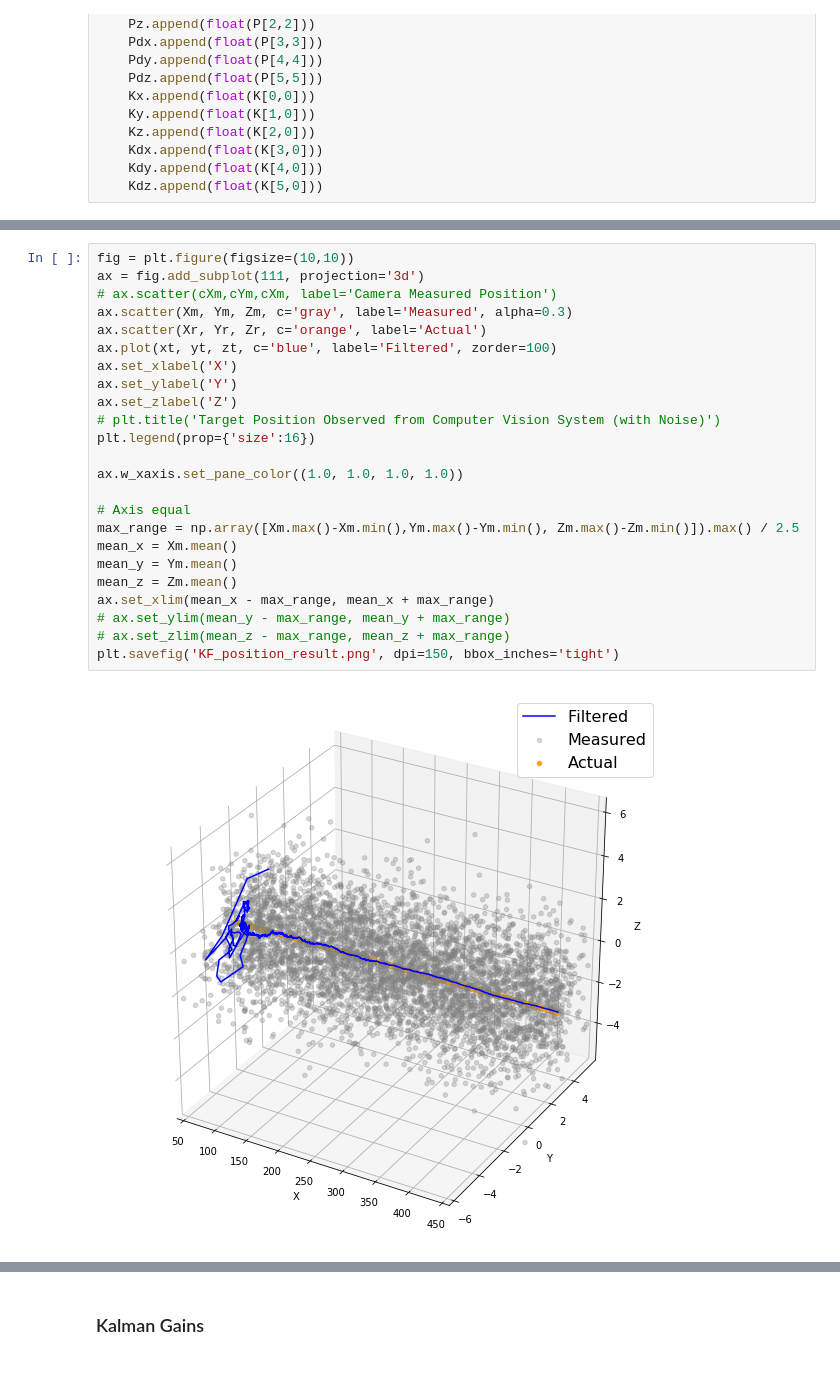
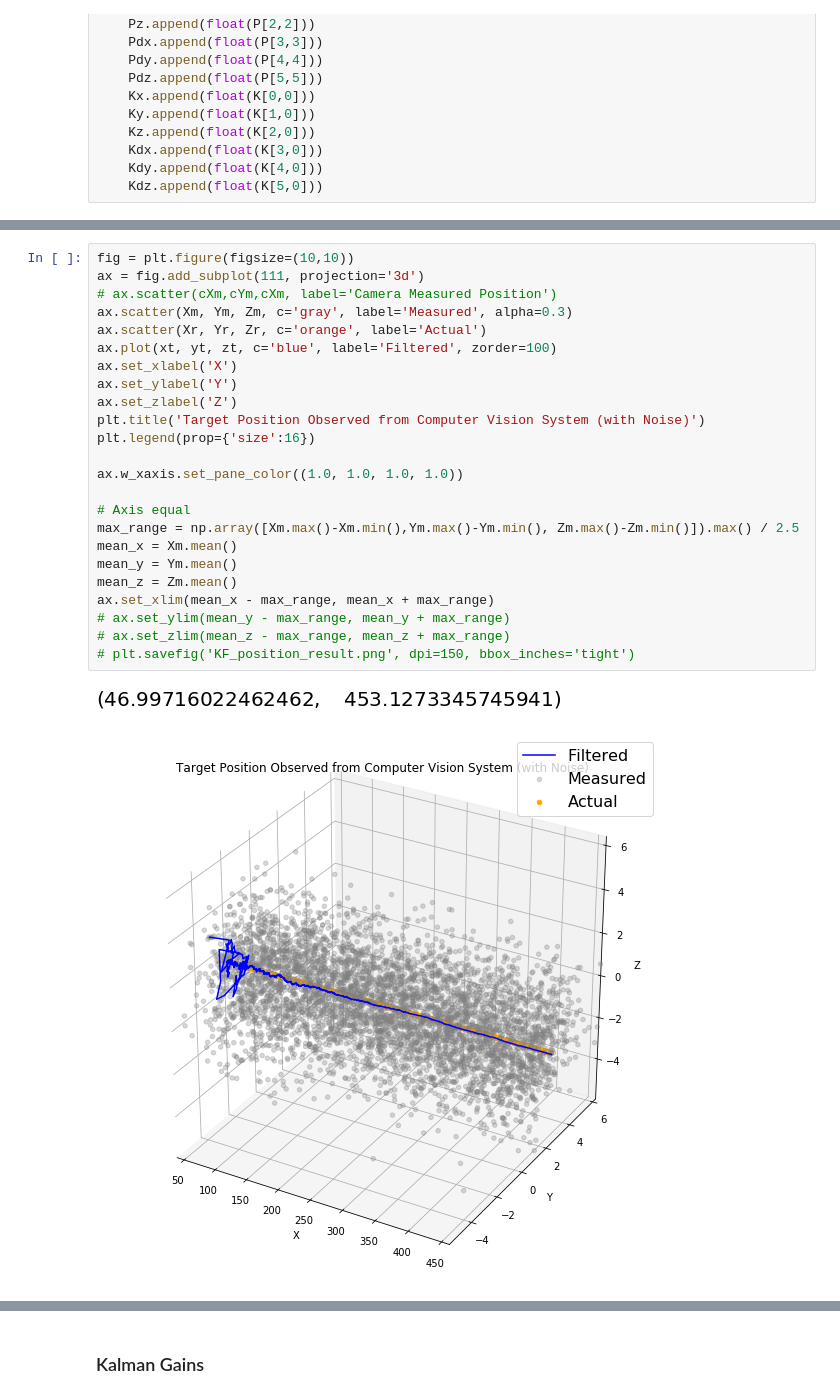
Before and after one commit to diggerdata/kolt_kalman_filter, a Jupyter notebook: Kolt-CV.ipynb, the cells around one changed output, grey strips where cells are left out. Drawn from its saved outputs; the diff is of its cells as text; blank space fills up the shorter version.

```diff
--- a/Kolt-CV.ipynb
+++ b/Kolt-CV.ipynb
@@ -358,29 +360,30 @@ plt.savefig('KF_pres_ex.png', dpi=300, bbox_inches='tight')
 # %%
 fig = plt.figure(figsize=(10,10))
 ax = fig.add_subplot(111, projection='3d')
 # ax.scatter(cXm,cYm,cXm, label='Camera Measured Position')
 ax.scatter(Xm, Ym, Zm, c='gray', label='Measured', alpha=0.3)
 ax.scatter(Xr, Yr, Zr, c='orange', label='Actual')
 ax.plot(xt, yt, zt, c='blue', label='Filtered', zorder=100)
 ax.set_xlabel('X')
 ax.set_ylabel('Y')
 ax.set_zlabel('Z')
-# plt.title('Target Position Observed from Computer Vision System (with Noise)')
+plt.title('Target Position Observed from Computer Vision System (with Noise)')
 plt.legend(prop={'size':16})
 
 ax.w_xaxis.set_pane_color((1.0, 1.0, 1.0, 1.0))
 
 # Axis equal
 max_range = np.array([Xm.max()-Xm.min(),Ym.max()-Ym.min(), Zm.max()-Zm.min()]).max() / 2.5
 mean_x = Xm.mean()
 mean_y = Ym.mean()
 mean_z = Zm.mean()
 ax.set_xlim(mean_x - max_range, mean_x + max_range)
 # ax.set_ylim(mean_y - max_range, mean_y + max_range)
 # ax.set_zlim(mean_z - max_range, mean_z + max_range)
-plt.savefig('KF_position_result.png', dpi=150, bbox_inches='tight')
+# plt.savefig('KF_position_result.png', dpi=150, bbox_inches='tight')
 # %% [output]
-[figure, old version]
+[figure, new version]
+[figure, added]
 # %%
 fig = plt.figure(figsize=(16,9))
 plt.subplot(211)
```
Also changed, not shown: parts of 6 cells of this notebook, 2 other files.
